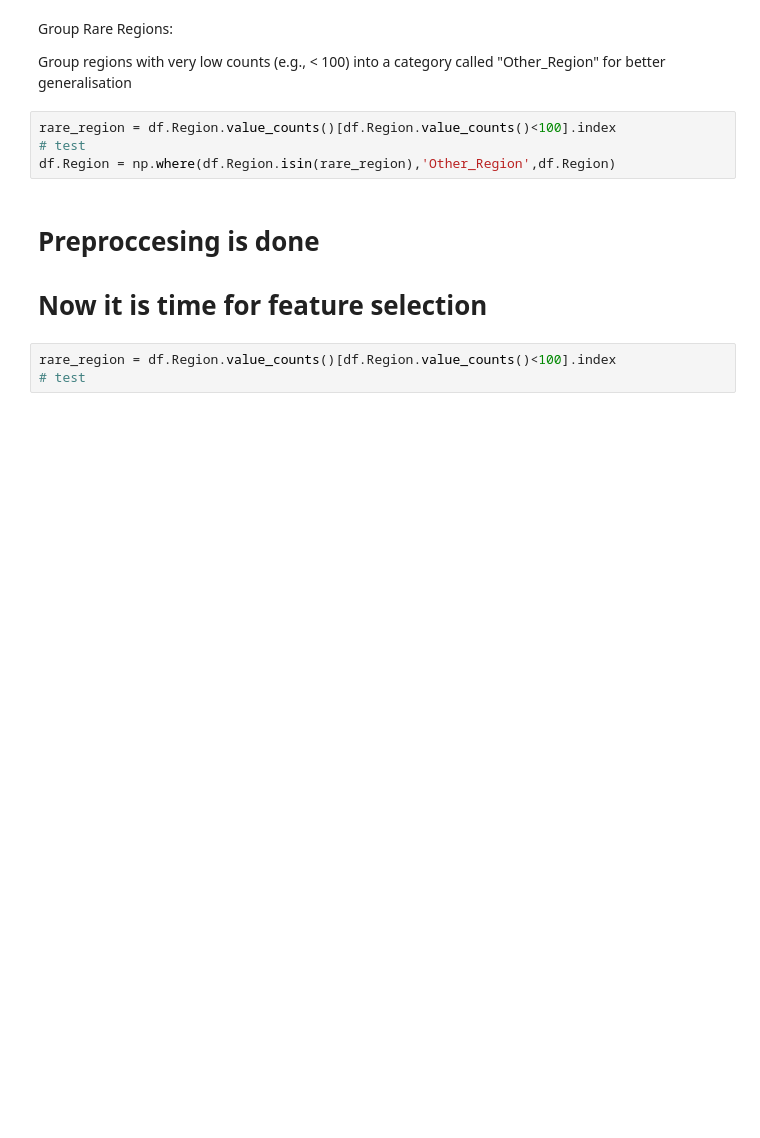
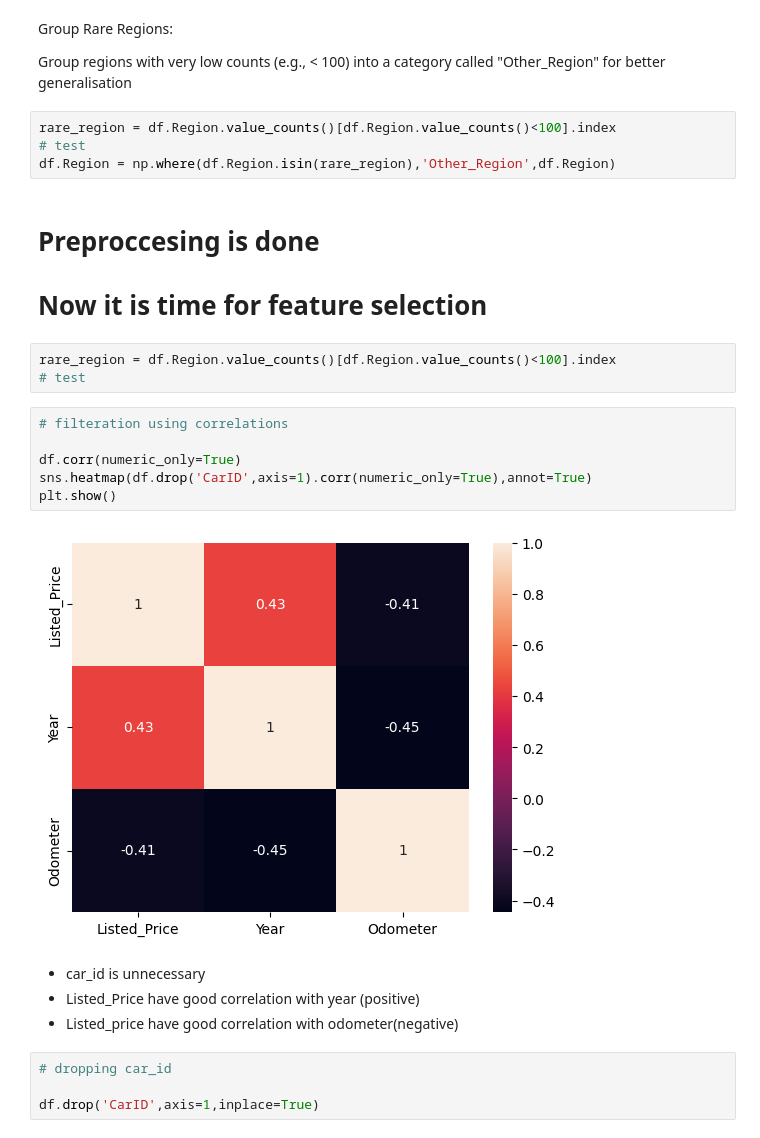
Before and after one commit to anshumbanga/Jason-Motor-Group, a Jupyter notebook: Jason Motor Group.ipynb, the cells around one changed output. Saved outputs shown, nothing was run; the diff lists cells and outputs as text; blank space fills up the shorter version.

```diff
--- a/Jason Motor Group.ipynb
+++ b/Jason Motor Group.ipynb
@@ -726,3 +726,19 @@ df.Region = np.where(df.Region.isin(rare_region),'Other_Region',df.Region)
 # %%
 rare_region = df.Region.value_counts()[df.Region.value_counts()<100].index
 # test
+# %%
+# filteration using correlations
+
+df.corr(numeric_only=True)
+sns.heatmap(df.drop('CarID',axis=1).corr(numeric_only=True),annot=True)
+plt.show()
+# %% [output]
+[figure, added]
+# %% [markdown]
+- car_id is unnecessary
+- Listed_Price have good correlation with year (positive)
+- Listed_price have good correlation with odometer(negative)
+# %%
+# dropping car_id
+
+df.drop('CarID',axis=1,inplace=True)
```
Also changed, not shown: parts of 21 cells of this notebook.
